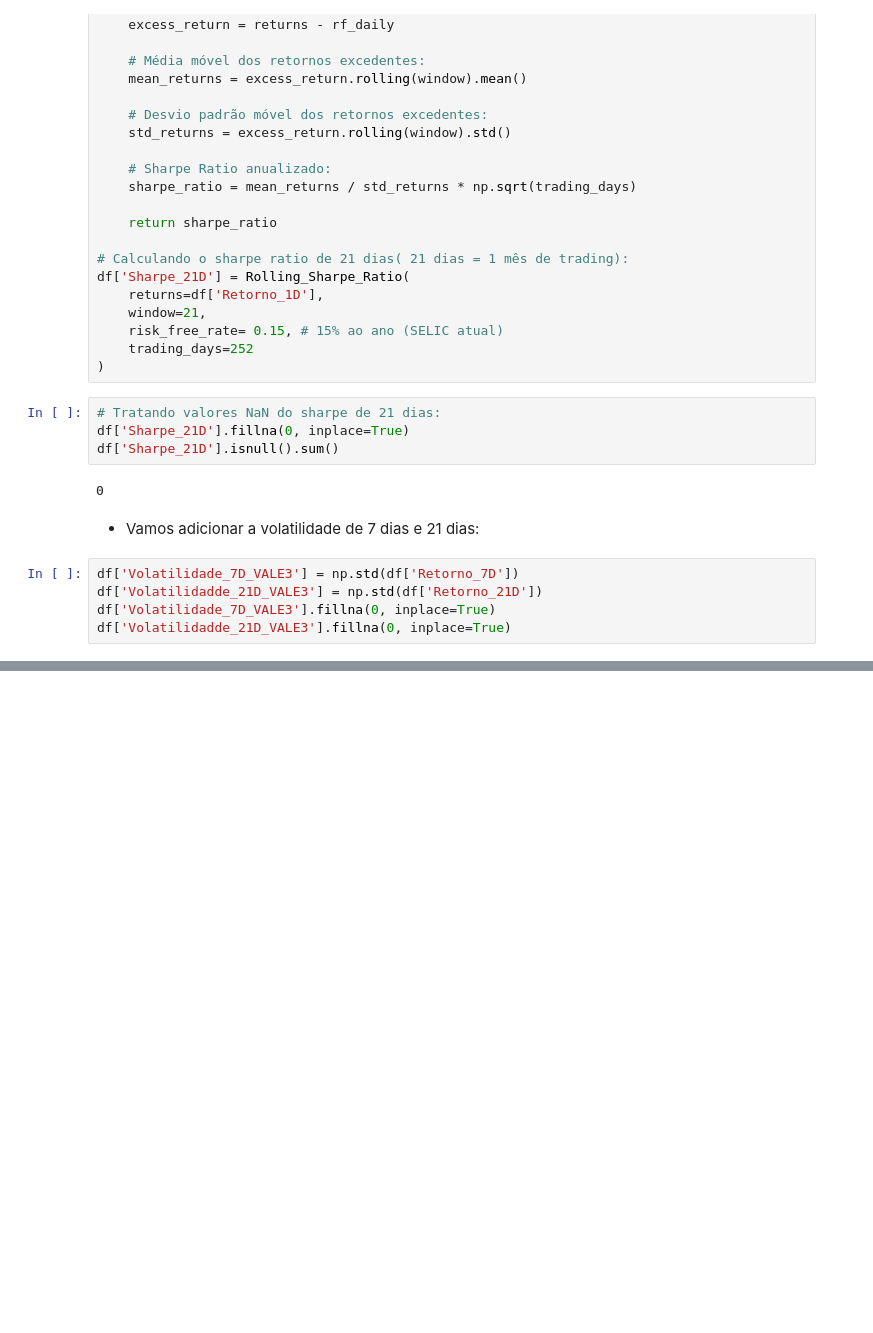
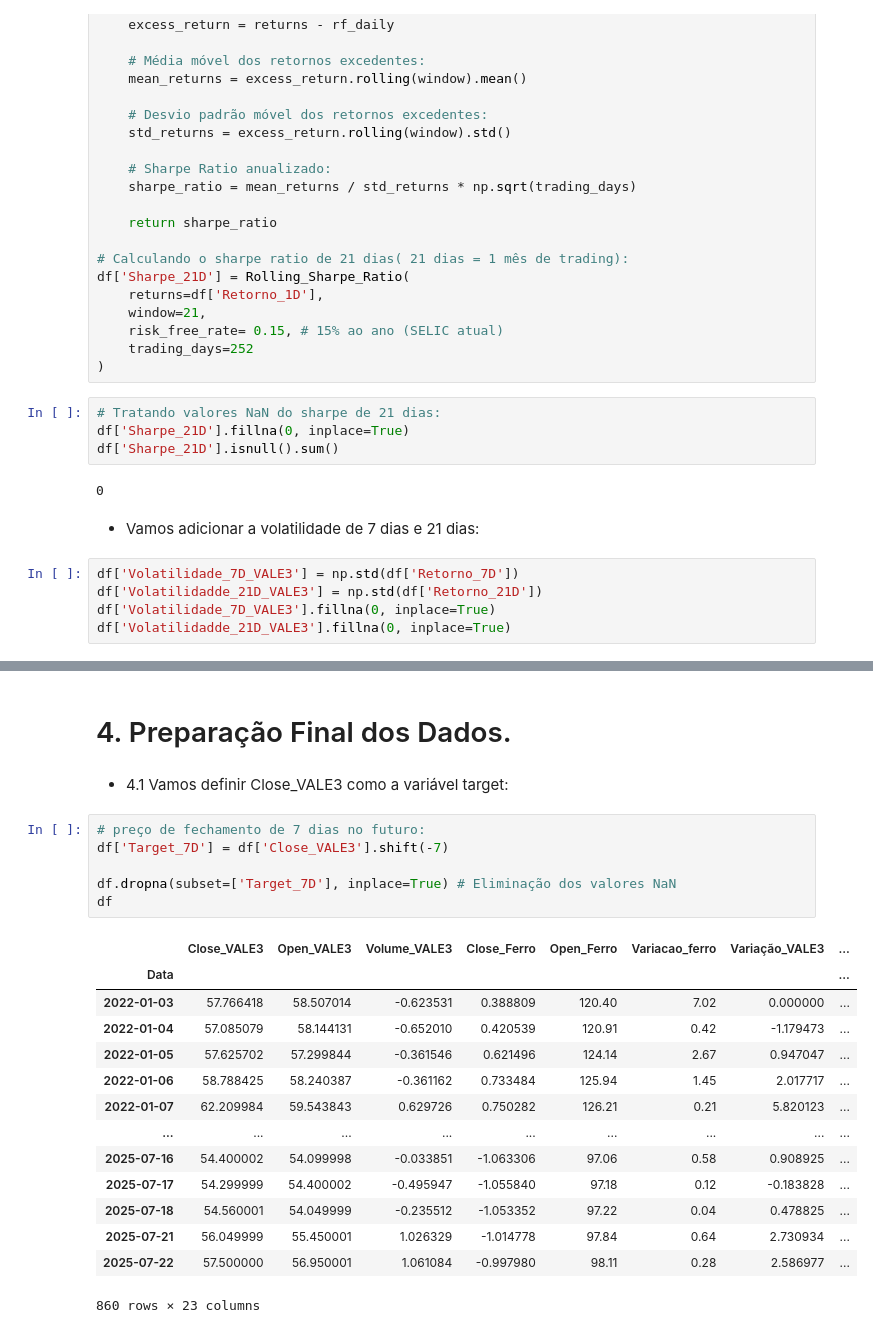
Before and after one commit to DanielCFigueira/Projeto_Predicao_VALE3, a Jupyter notebook: Arquivos_Projeto/Previsão_VALE3.ipynb, the cells around one changed output, grey strips where cells are left out. Drawn from its saved outputs; the diff is of its cells as text; blank space fills up the shorter version.

```diff
--- a/Arquivos_Projeto/Previsão_VALE3.ipynb
+++ b/Arquivos_Projeto/Previsão_VALE3.ipynb
@@ -247,0 +405,25 @@ df['Volatilidadde_21D_VALE3'].fillna(0, inplace=True)
+# %% [markdown]
+# 4. Preparação Final dos Dados.
+# %% [markdown]
+* 4.1 Vamos definir Close_VALE3 como a variável target:
+# %%
+# preço de fechamento de 7 dias no futuro:
+df['Target_7D'] = df['Close_VALE3'].shift(-7)
+
+df.dropna(subset=['Target_7D'], inplace=True) # Eliminação dos valores NaN
+df
+# %% [output]
+|  | Close_VALE3 | Open_VALE3 | Volume_VALE3 | Close_Ferro | Open_Ferro | Variacao_ferro | Variação_VALE3 | ... |
+| Data |  |  |  |  |  |  |  | ... |
+| 2022-01-03 | 57.766418 | 58.507014 | -0.623531 | 0.388809 | 120.40 | 7.02 | 0.000000 | ... |
+| 2022-01-04 | 57.085079 | 58.144131 | -0.652010 | 0.420539 | 120.91 | 0.42 | -1.179473 | ... |
+| 2022-01-05 | 57.625702 | 57.299844 | -0.361546 | 0.621496 | 124.14 | 2.67 | 0.947047 | ... |
+| 2022-01-06 | 58.788425 | 58.240387 | -0.361162 | 0.733484 | 125.94 | 1.45 | 2.017717 | ... |
+| 2022-01-07 | 62.209984 | 59.543843 | 0.629726 | 0.750282 | 126.21 | 0.21 | 5.820123 | ... |
+| ... | ... | ... | ... | ... | ... | ... | ... | ... |
+| 2025-07-16 | 54.400002 | 54.099998 | -0.033851 | -1.063306 | 97.06 | 0.58 | 0.908925 | ... |
+| 2025-07-17 | 54.299999 | 54.400002 | -0.495947 | -1.055840 | 97.18 | 0.12 | -0.183828 | ... |
+| 2025-07-18 | 54.560001 | 54.049999 | -0.235512 | -1.053352 | 97.22 | 0.04 | 0.478825 | ... |
+| 2025-07-21 | 56.049999 | 55.450001 | 1.026329 | -1.014778 | 97.84 | 0.64 | 2.730934 | ... |
+| 2025-07-22 | 57.500000 | 56.950001 | 1.061084 | -0.997980 | 98.11 | 0.28 | 2.586977 | ... |
+860 rows × 23 columns
```
Also changed, not shown: parts of 21 cells of this notebook, 1 other file.
